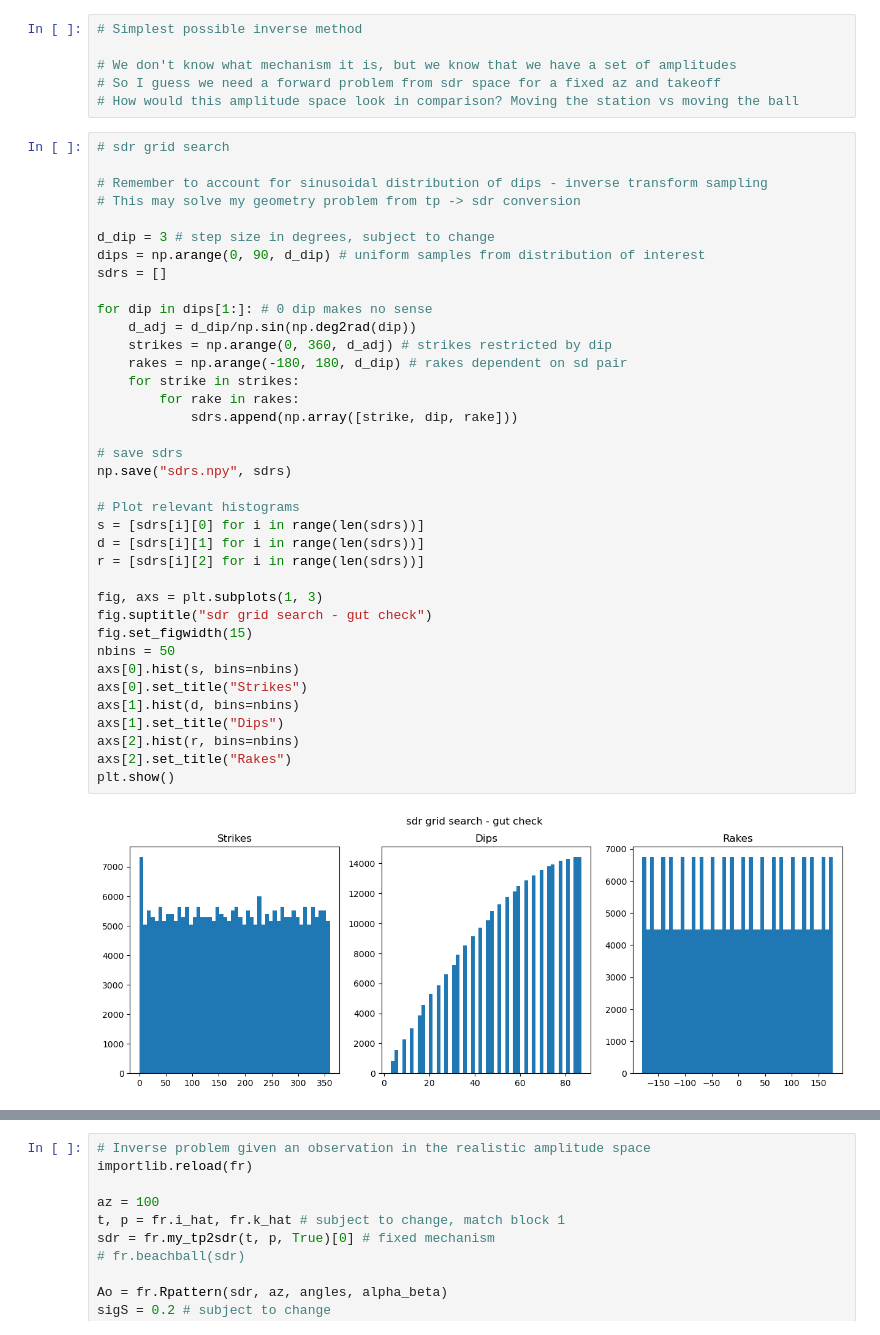
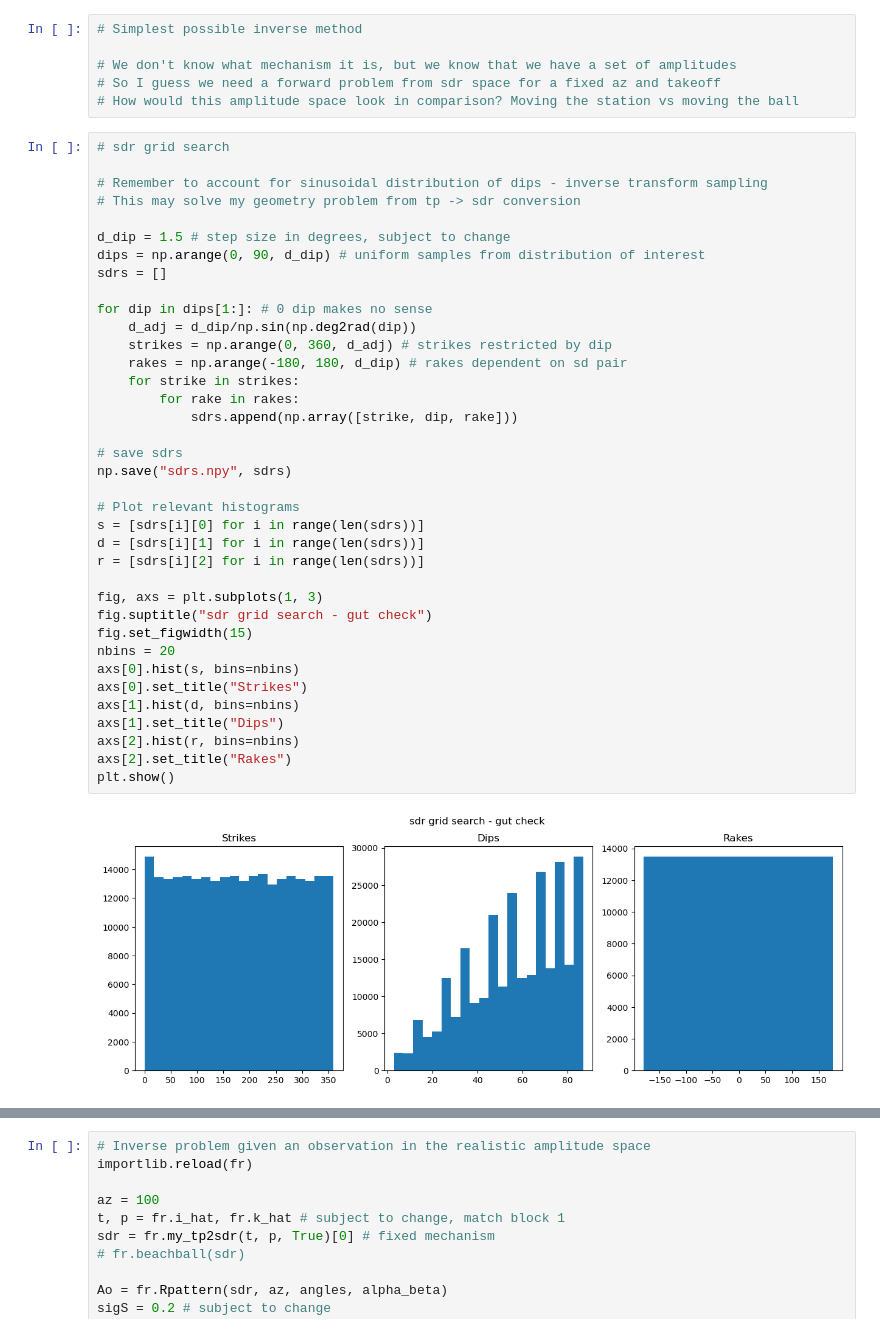
Before and after one commit to victoragaba/SURG-Mars, a Jupyter notebook: beginning_to_end.ipynb, the cells around one changed output, grey strips where cells are left out. Drawn from its saved outputs; the diff is of its cells as text.

```diff
--- a/beginning_to_end.ipynb
+++ b/beginning_to_end.ipynb
@@ -154,36 +154,36 @@ fr.weighted_3D_scatter(real_amps, "Standard", type="amp", save="real_amps.png")
 # Remember to account for sinusoidal distribution of dips - inverse transform sampling
 # This may solve my geometry problem from tp -> sdr conversion
 
-d_dip = 3 # step size in degrees, subject to change
+d_dip = 1.5 # step size in degrees, subject to change
 dips = np.arange(0, 90, d_dip) # uniform samples from distribution of interest
 sdrs = []
 
 for dip in dips[1:]: # 0 dip makes no sense
     d_adj = d_dip/np.sin(np.deg2rad(dip))
     strikes = np.arange(0, 360, d_adj) # strikes restricted by dip
     rakes = np.arange(-180, 180, d_dip) # rakes dependent on sd pair
     for strike in strikes:
         for rake in rakes:
             sdrs.append(np.array([strike, dip, rake]))
 
 # save sdrs
 np.save("sdrs.npy", sdrs)
 
 # Plot relevant histograms
 s = [sdrs[i][0] for i in range(len(sdrs))]
 d = [sdrs[i][1] for i in range(len(sdrs))]
 r = [sdrs[i][2] for i in range(len(sdrs))]
 
 fig, axs = plt.subplots(1, 3)
 fig.suptitle("sdr grid search - gut check")
 fig.set_figwidth(15)
-nbins = 50
+nbins = 20
 axs[0].hist(s, bins=nbins)
 axs[0].set_title("Strikes")
 axs[1].hist(d, bins=nbins)
 axs[1].set_title("Dips")
 axs[2].hist(r, bins=nbins)
 axs[2].set_title("Rakes")
 plt.show()
 # %% [output]
-[figure, old version]
+[figure, new version]
```
Also changed, not shown: parts of 12 cells of this notebook, 3 other files.
